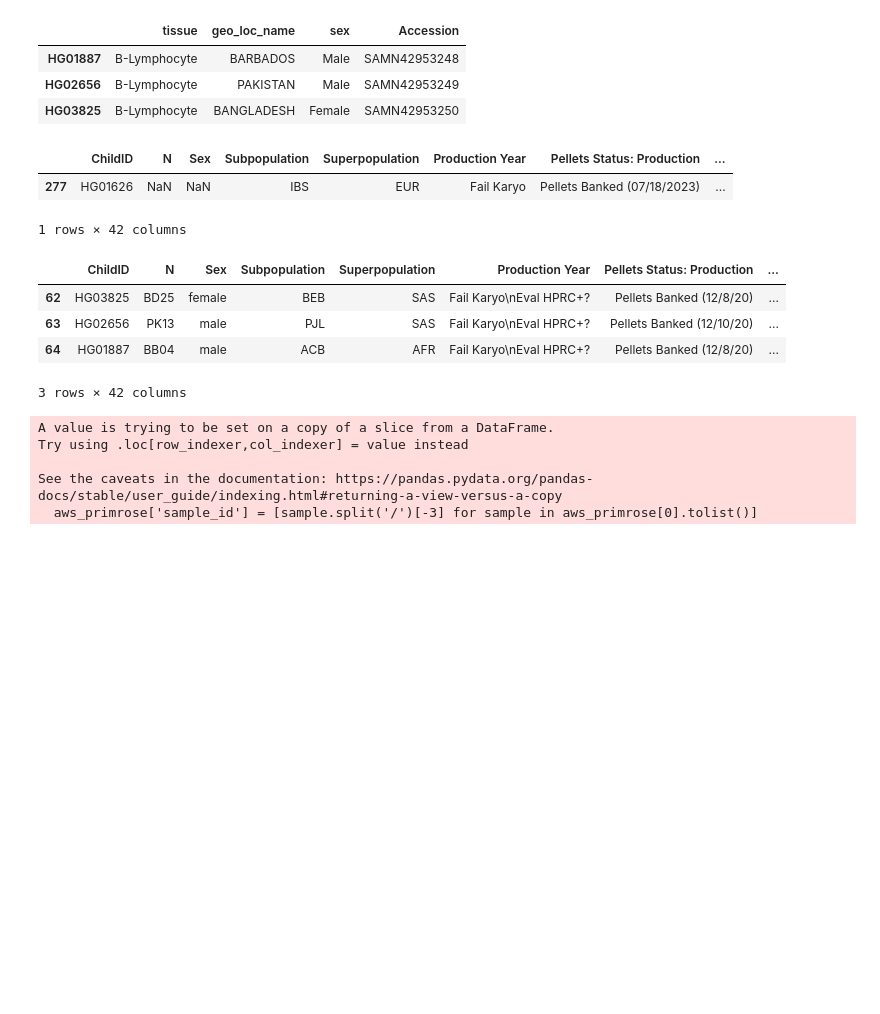
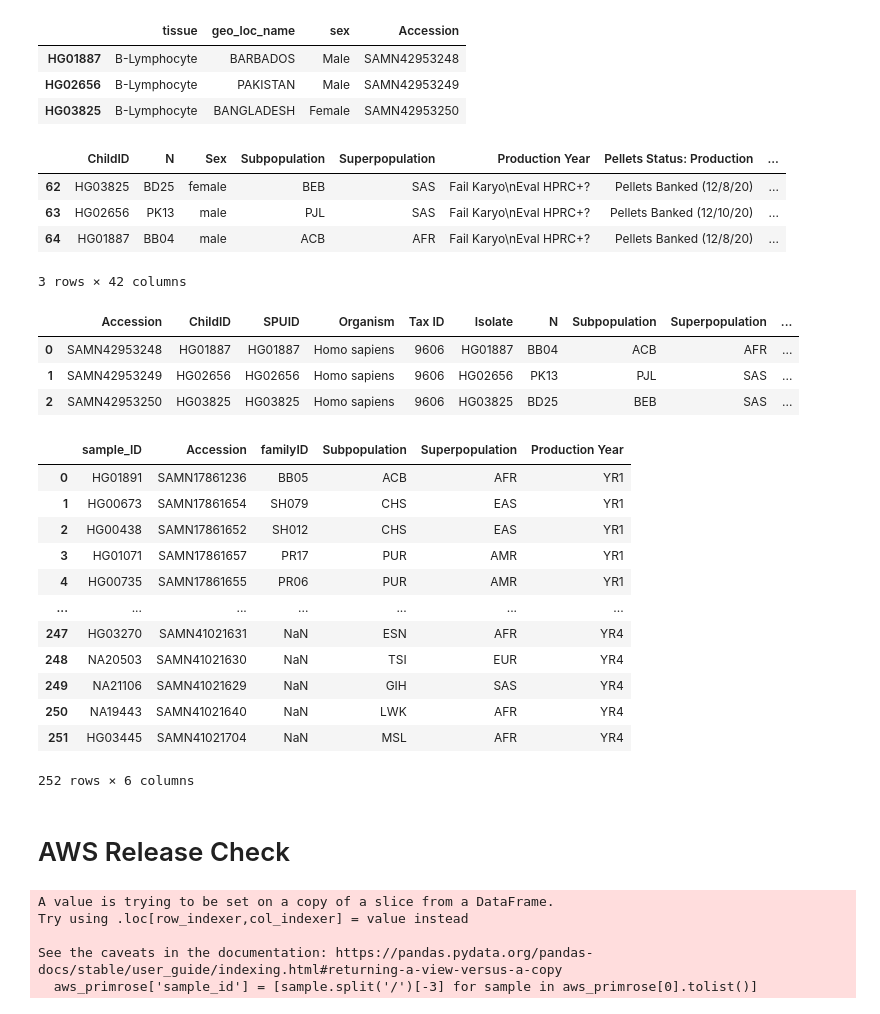
Before and after one commit to human-pangenomics/HPRC_metadata, a Jupyter notebook: submissions/RU_Y2_HiFi/6-metadata.ipynb, the cells around one changed output. Cells and saved outputs as stored; diff of their text form; code cells hidden in the pictures; blank space fills up the shorter version.

Commit message:
update metadata wrangling and add BioSample for failed karyo that we not using

```diff
--- a/submissions/RU_Y2_HiFi/6-metadata.ipynb
+++ b/submissions/RU_Y2_HiFi/6-metadata.ipynb
@@ -64,6 +64,6 @@ Create BioSample Ids
 # %%
 # biosample check
-hprc_biosample = pd.read_csv('/private/groups/hprc/human-pangenomics/working/HPRC_metadata/data/production/hprc-production-biosample-table.tsv', sep='\t')
+hprc_biosample = pd.read_csv('/private/groups/hprc/human-pangenomics/documentation-metadata/HPRC_metadata/data/production/hprc-production-biosample-table.tsv', sep='\t')
 hprc_biosample.rename(columns={'Sample':'sample_ID'},inplace=True)
 
 ncbi_biosample_df = pd.read_csv('ncbi-biosample-07.31.24.tsv',sep='\t')
@@ -118,11 +118,7 @@ sample_collection_df
 # %%
 hprc_production = pd.read_csv('hprc-production-07.31.24.tsv',sep='\t',header=1)
 # %%
-hprc_production[hprc_production['ChildID'].isin(['HG01626'])]
+# hprc_production[hprc_production['ChildID'].isin(['HG01626'])]
-# %% [output]
-|  | ChildID | N | Sex | Subpopulation | Superpopulation | Production Year | Pellets Status: Production | ... |
-| 277 | HG01626 | NaN | NaN | IBS | EUR | Fail Karyo | Pellets Banked (07/18/2023) | ... |
-1 rows × 42 columns
 # %%
 hprc_production[hprc_production['ChildID'].isin(sample_collection_df.index.tolist())]
 # %% [output]
@@ -134,3 +133,29 @@ hprc_production[hprc_production['ChildID'].isin(sample_collection_df.index.tolis
+# %%
+pd.merge(ru_y2_bio_obj,hprc_production[['ChildID', 'N', 'Subpopulation', 'Superpopulation', 'Production Year']], on='ChildID')
+# %% [output]
+|  | Accession | ChildID | SPUID | Organism | Tax ID | Isolate | N | Subpopulation | Superpopulation | ... |
+| 0 | SAMN42953248 | HG01887 | HG01887 | Homo sapiens | 9606 | HG01887 | BB04 | ACB | AFR | ... |
+| 1 | SAMN42953249 | HG02656 | HG02656 | Homo sapiens | 9606 | HG02656 | PK13 | PJL | SAS | ... |
+| 2 | SAMN42953250 | HG03825 | HG03825 | Homo sapiens | 9606 | HG03825 | BD25 | BEB | SAS | ... |
+# %%
+# update biosample tracking
+hprc_biosample
+# %% [output]
+|  | sample_ID | Accession | familyID | Subpopulation | Superpopulation | Production Year |
+| 0 | HG01891 | SAMN17861236 | BB05 | ACB | AFR | YR1 |
+| 1 | HG00673 | SAMN17861654 | SH079 | CHS | EAS | YR1 |
+| 2 | HG00438 | SAMN17861652 | SH012 | CHS | EAS | YR1 |
+| 3 | HG01071 | SAMN17861657 | PR17 | PUR | AMR | YR1 |
+| 4 | HG00735 | SAMN17861655 | PR06 | PUR | AMR | YR1 |
+| ... | ... | ... | ... | ... | ... | ... |
+| 247 | HG03270 | SAMN41021631 | NaN | ESN | AFR | YR4 |
+| 248 | NA20503 | SAMN41021630 | NaN | TSI | EUR | YR4 |
+| 249 | NA21106 | SAMN41021629 | NaN | GIH | SAS | YR4 |
+| 250 | NA19443 | SAMN41021640 | NaN | LWK | AFR | YR4 |
+| 251 | HG03445 | SAMN41021704 | NaN | MSL | AFR | YR4 |
+252 rows × 6 columns
+# %% [markdown]
+# AWS Release Check
 # %%
 # Check sampleID-flow cell id combo in primrose with top level
 aws_df = pd.read_csv('RU_Y2_HIFI.csv', header=None)
```
Also changed, not shown: parts of 13 cells of this notebook, 1 other file.
